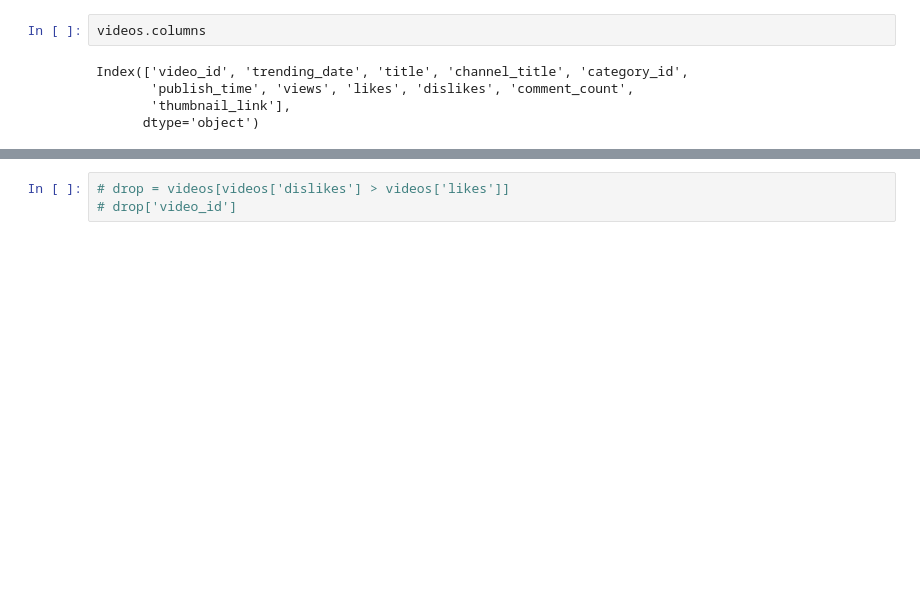
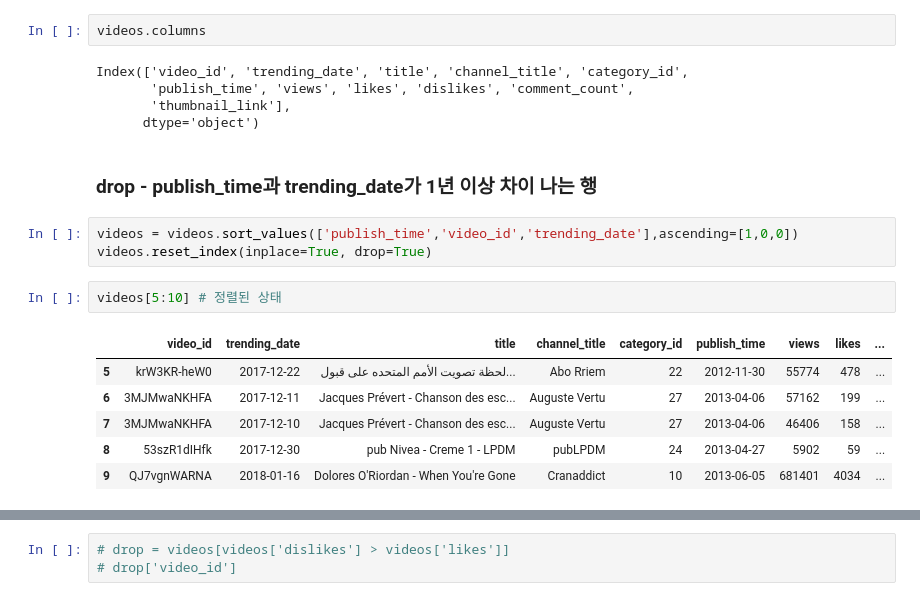
Before and after one commit to SonHyeSeon/DBP_Trinity, a Jupyter notebook: refinement.ipynb, the cells around one changed output, grey strips where cells are left out. Drawn from its saved outputs; the diff is of its cells as text; blank space fills up the shorter version.

```diff
--- a/refinement.ipynb
+++ b/refinement.ipynb
@@ -85,3 +192,17 @@ Index(['video_id', 'trending_date', 'title', 'channel_title', 'category_id',
        'publish_time', 'views', 'likes', 'dislikes', 'comment_count',
        'thumbnail_link'],
       dtype='object')
+# %% [markdown]
+### drop - publish_time과 trending_date가 1년 이상 차이 나는 행
+# %%
+videos = videos.sort_values(['publish_time','video_id','trending_date'],ascending=[1,0,0])
+videos.reset_index(inplace=True, drop=True)
+# %%
+videos[5:10] # 정렬된 상태
+# %% [output]
+|  | video_id | trending_date | title | channel_title | category_id | publish_time | views | likes | ... |
+| 5 | krW3KR-heW0 | 2017-12-22 | لحظة تصويت الأمم المتحده على قبول... | Abo Rriem | 22 | 2012-11-30 | 55774 | 478 | ... |
+| 6 | 3MJMwaNKHFA | 2017-12-11 | Jacques Prévert - Chanson des esc... | Auguste Vertu | 27 | 2013-04-06 | 57162 | 199 | ... |
+| 7 | 3MJMwaNKHFA | 2017-12-10 | Jacques Prévert - Chanson des esc... | Auguste Vertu | 27 | 2013-04-06 | 46406 | 158 | ... |
+| 8 | 53szR1dIHfk | 2017-12-30 | pub Nivea - Creme 1 - LPDM | pubLPDM | 24 | 2013-04-27 | 5902 | 59 | ... |
+| 9 | QJ7vgnWARNA | 2018-01-16 | Dolores O'Riordan - When You're Gone | Cranaddict | 10 | 2013-06-05 | 681401 | 4034 | ... |
```
Also changed, not shown: parts of 41 cells of this notebook, 10 other files.
